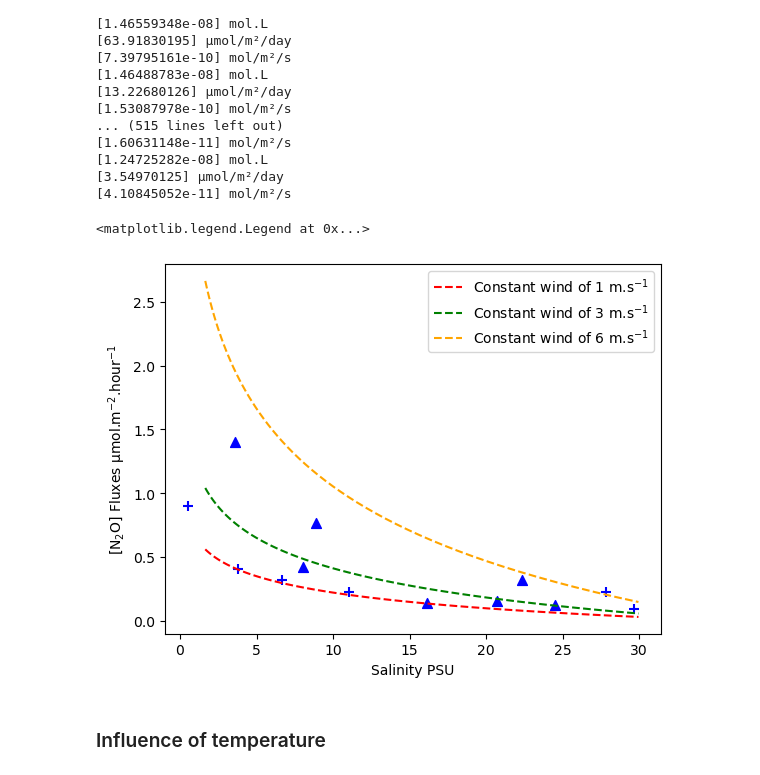
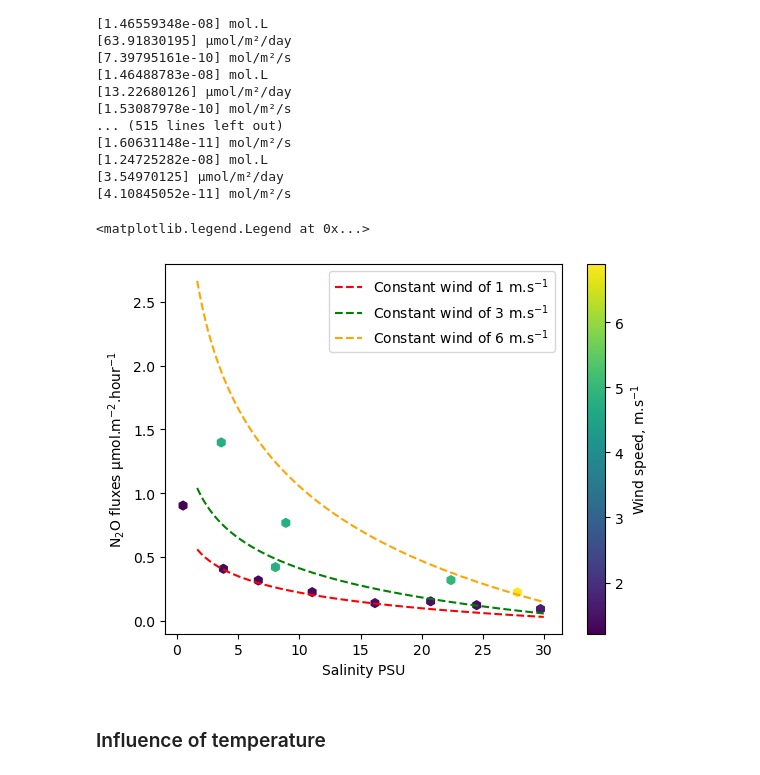
Before and after one commit to jgovoort/PlanktonOfSchelde, a Jupyter notebook: notebooks/SSM.ipynb, the cells around one changed output. Saved outputs shown, nothing was run; the diff lists cells and outputs as text; code cells hidden in the pictures.

```diff
--- a/notebooks/SSM.ipynb
+++ b/notebooks/SSM.ipynb
@@ -392,19 +402,21 @@ for i in range(len(predN2O)) :
 [3.54970125] µmol/m²/day
 [4.10845052e-11] mol/m²/s
 # %%
-plt.plot(tSlpred,modFlux1, c='r', ls='--', label='Constant wind of 1 m.s$^{-1}$')
-plt.plot(tSlpred,modFlux3, c='g', ls='--', label='Constant wind of 3 m.s$^{-1}$')
-plt.plot(tSlpred,modFlux6, c='orange',ls='--', label='Constant wind of 6 m.s$^{-1}$')
+fig, ax = plt.subplots()
 
-for i in range(len(Smeas)):
-    plt.scatter(Smeas[i], Flux[i],marker=m[i],c='blue',s=50)
+ax.plot(tSlpred,modFlux1, c='r', ls='--', label='Constant wind of 1 m.s$^{-1}$')
+ax.plot(tSlpred,modFlux3, c='g', ls='--', label='Constant wind of 3 m.s$^{-1}$')
+ax.plot(tSlpred,modFlux6, c='orange',ls='--', label='Constant wind of 6 m.s$^{-1}$')
 
+a1 = ax.scatter(Smeas, Flux,c=np.array(windDay),marker='h',s=40)
+
+plt.colorbar(a1, ax=ax, label='Wind speed, m.s$^{-1}$')
 plt.xlabel('Salinity PSU')
-plt.ylabel('[N$_2$O] Fluxes µmol.m$^{-2}$.hour$^{-1}$')
+plt.ylabel('N$_2$O fluxes µmol.m$^{-2}$.hour$^{-1}$')
 plt.legend()
 # %% [output]
 <matplotlib.legend.Legend at 0x...>
-[figure, old version]
+[figure, new version]
 # %% [markdown]
 ### Influence of temperature
 # %%
```
Also changed, not shown: parts of 13 cells of this notebook, 8 other files.
